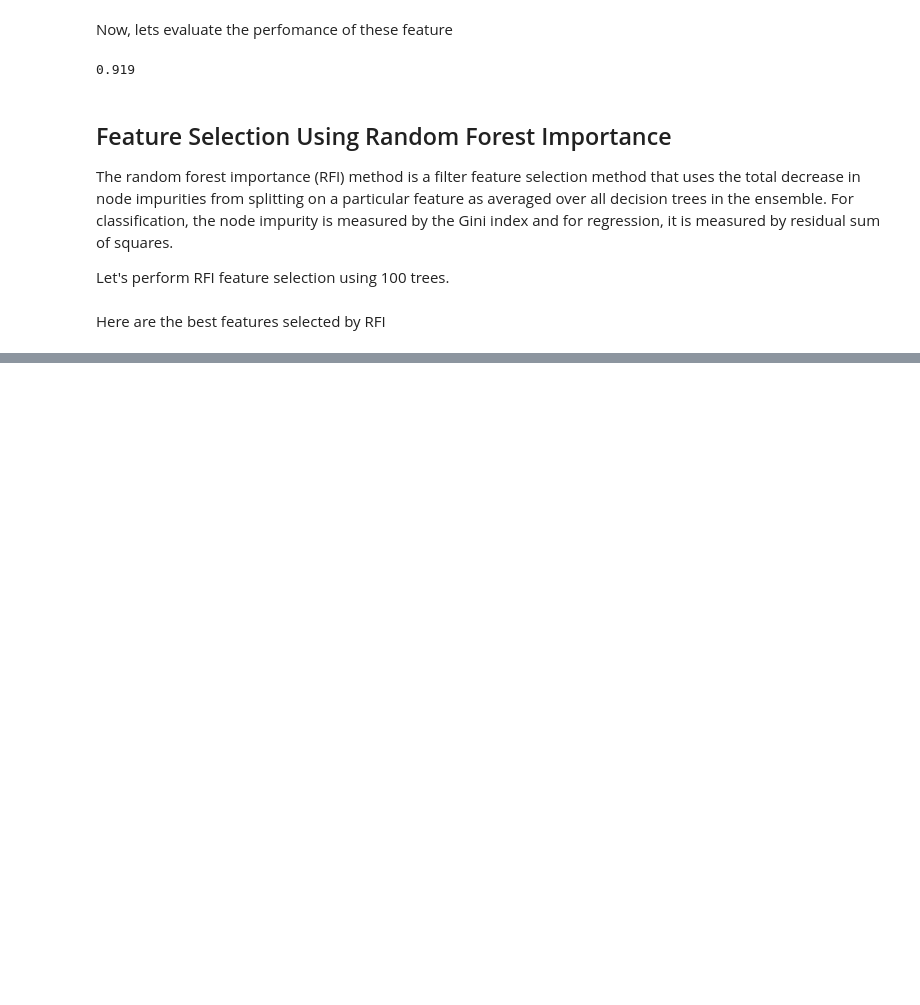
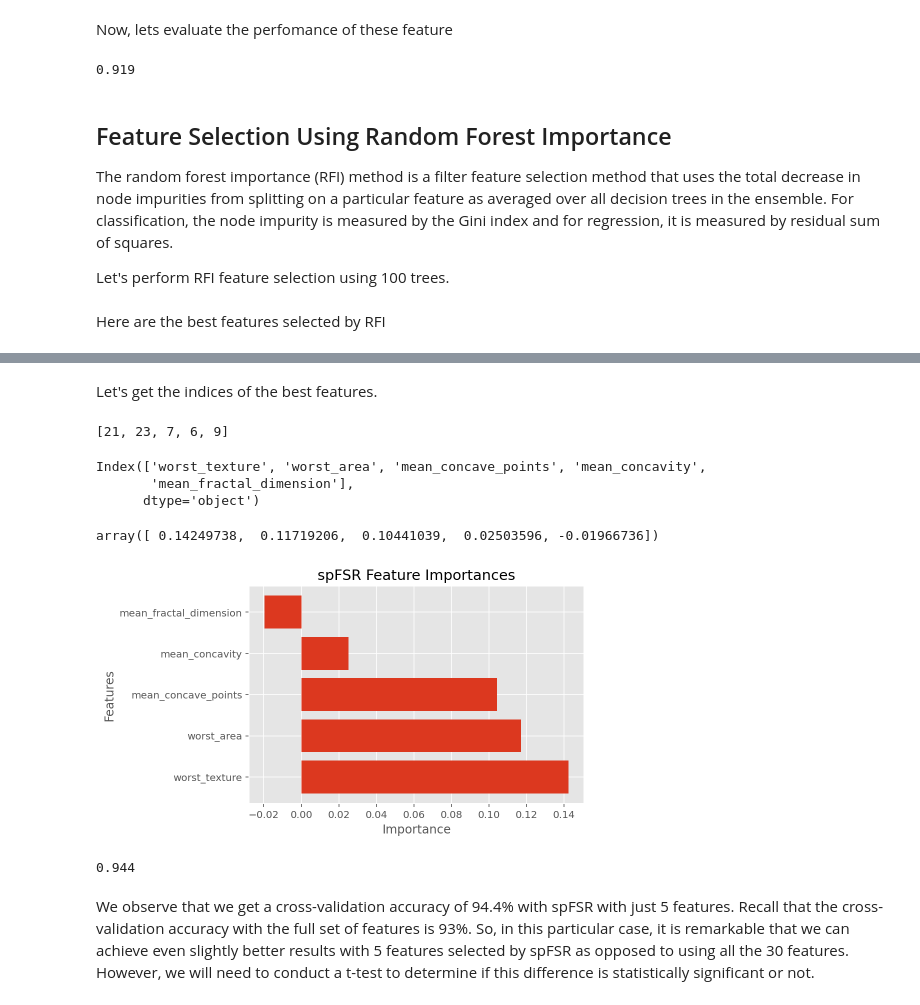
Before and after one commit to piyushthaware/Machine_Learning, a Jupyter notebook: SciKit Learn/SK Learn Part-2.ipynb, the cells around one changed output, grey strips where cells are left out. Cells and saved outputs as stored; diff of their text form; code cells hidden in the pictures; blank space fills up the shorter version.

```diff
--- a/SciKit Learn/SK Learn Part-2.ipynb
+++ b/SciKit Learn/SK Learn Part-2.ipynb
@@ -221,0 +251,3 @@ plt_imp(best_features_rfi, feature_importance_rfi,'Random Forest' ,'green')
+# %%
+np.random.seed(999)
+sp_output = sp_engine.run(num_features).results
@@ -221,0 +272,34 @@ plt_imp(best_features_rfi, feature_importance_rfi,'Random Forest' ,'green')
+# %% [markdown]
+Let's get the indices of the best features.
+# %%
+fs_indices_spfsr = sp_output.get('selected_features')
+fs_indices_spfsr
+# %% [output]
+[21, 23, 7, 6, 9]
+# %%
+best_features_spfsr = df.columns[fs_indices_spfsr]
+best_features_spfsr
+# %% [output]
+Index(['worst_texture', 'worst_area', 'mean_concave_points', 'mean_concavity',
+       'mean_fractal_dimension'],
+      dtype='object')
+# %%
+feature_importance_spfsr = sp_output.get('selected_ft_importance')
+feature_importance_spfsr
+# %% [output]
+array([ 0.14249738,  0.11719206,  0.10441039,  0.02503596, -0.01966736])
+# %%
+plt_imp(best_features_spfsr,feature_importance_spfsr,'spFSR','#DC381F')
+# %% [output]
+[figure, added]
+# %%
+cv_results_spfsr = cross_val_score(estimator=clf,
+                                  X=Data[:,fs_indices_spfsr],
+                                  y=target,
+                                  cv=cross_val_method,
+                                  scoring=scoring_metric)
+cv_results_spfsr.mean().round(3)
+# %% [output]
+0.944
+# %% [markdown]
+We observe that we get a cross-validation accuracy of 94.4% with spFSR with just 5 features. Recall that the cross-validation accuracy with the full set of features is 93%. So, in this particular case, it is remarkable that we can achieve even slightly better results with 5 features selected by spFSR as opposed to using all the 30 features. However, we will need to conduct a t-test to determine if this difference is statistically significant or not.
```
Also changed, not shown: parts of 19 cells of this notebook.
